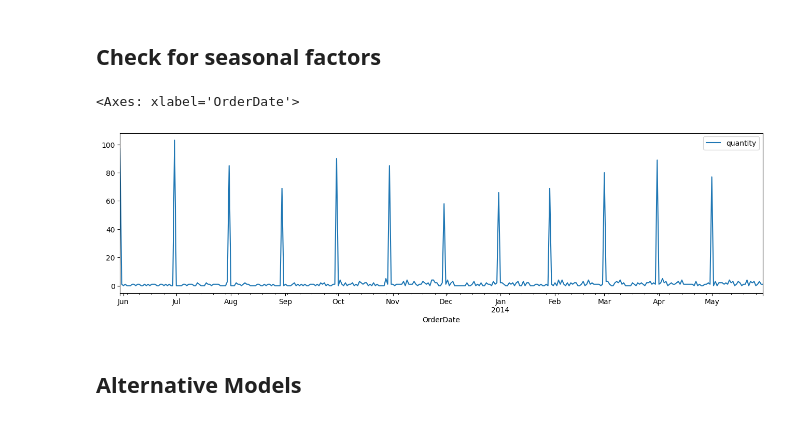
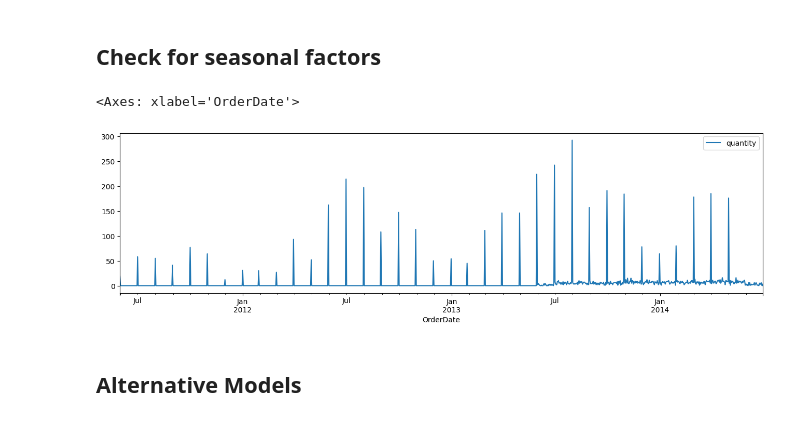
Before and after one commit to Hewhoipia/BDA-BI, a Jupyter notebook: arima/example.ipynb, the cells around one changed output. Drawn from its saved outputs; the diff is of its cells as text; code cells hidden in the pictures.

```diff
--- a/arima/example.ipynb
+++ b/arima/example.ipynb
@@ -272,8 +276,8 @@ See the caveats in the documentation: https://pandas.pydata.org/pandas-docs/stab
 # %% [markdown]
 ## Check for seasonal factors
 # %%
-df3 = split_dfs[999]
+df3 = split_dfs[707]
 df3.plot(figsize=(16, 4))
 # %% [output]
 <Axes: xlabel='OrderDate'>
-[figure, old version]
+[figure, new version]
```
Also changed, not shown: parts of 10 cells of this notebook, 1 other file.
